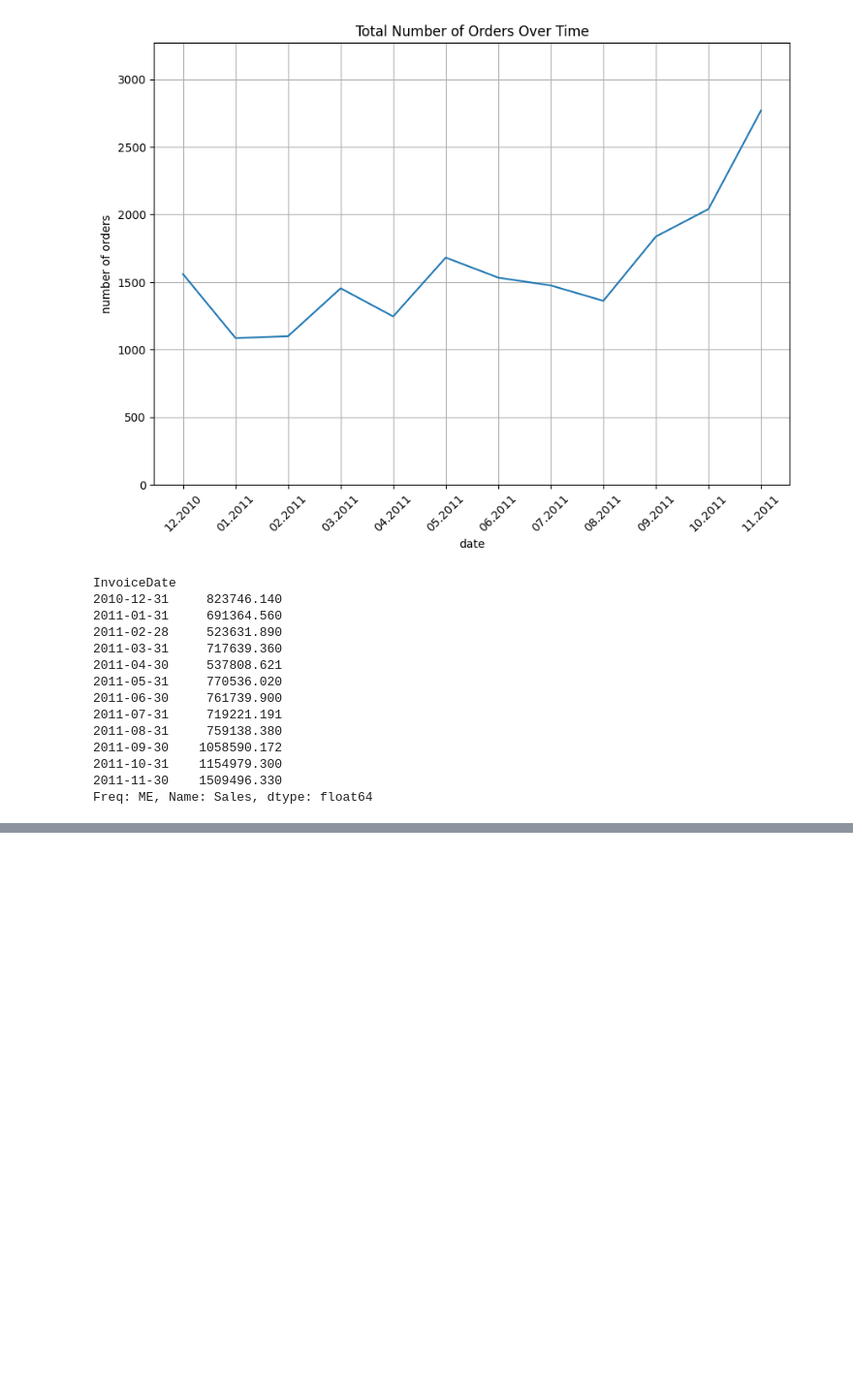
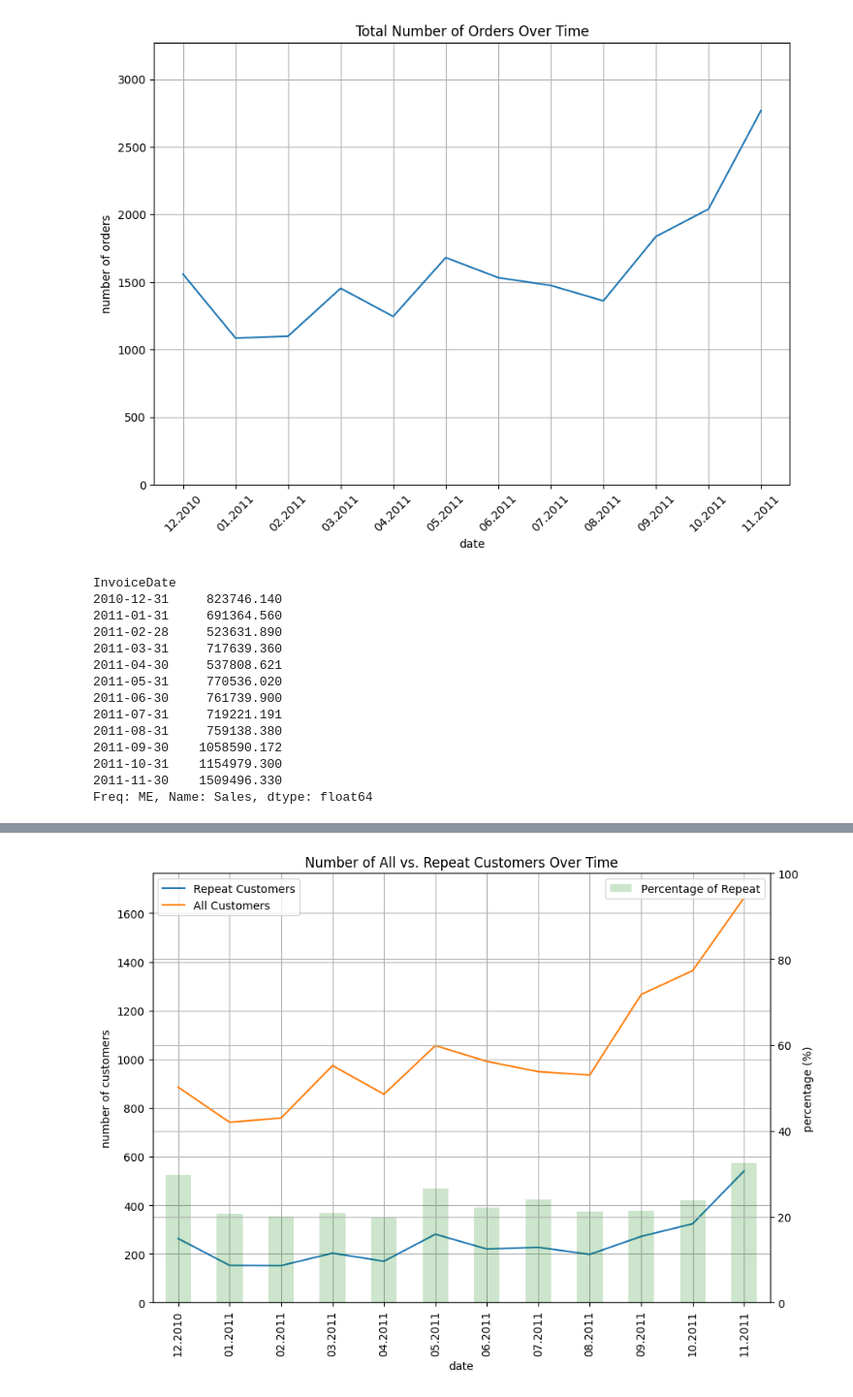
Before and after one commit to abdulsamad3414/Data-Visualization-Ned, a Jupyter notebook: Ned Data Visulization/25/1/25.ipynb, the cells around one changed output, grey strips where cells are left out. Shown at 97% size. Cells and saved outputs as stored; diff of their text form; code cells hidden in the pictures; blank space fills up the shorter version.

```diff
--- a/Ned Data Visulization/25/1/25.ipynb
+++ b/Ned Data Visulization/25/1/25.ipynb
@@ -191,3 +191,11 @@ InvoiceDate
 2011-10-31    1154979.300
 2011-11-30    1509496.330
 Freq: ME, Name: Sales, dtype: float64
+# %%
+invoice_customer_df = df.groupby(
+    by=['InvoiceNo', 'InvoiceDate']
+).agg({
+    'Sales': sum,
+    'CustomerID': max,
+    'Country': max,
+}).reset_index()
@@ -193,0 +211,4 @@ Freq: ME, Name: Sales, dtype: float64
+# %%
+monthly_repeat_customers_df = invoice_customer_df.set_index('InvoiceDate').groupby([
+    pd.Grouper(freq='M'), 'CustomerID'
+]).filter(lambda x: len(x) > 1).resample('M').nunique()['CustomerID']
@@ -193,0 +232,2 @@ Freq: ME, Name: Sales, dtype: float64
+# %%
+monthly_unique_customers_df = df.set_index('InvoiceDate')['CustomerID'].resample('M').nunique()
@@ -193,0 +251,3 @@ Freq: ME, Name: Sales, dtype: float64
+# %%
+monthly_repeat_percentage = monthly_repeat_customers_df/monthly_unique_customers_df*100.0
+monthly_repeat_percentage
@@ -193,0 +269,40 @@ Freq: ME, Name: Sales, dtype: float64
+# %%
+ax = pd.DataFrame(monthly_repeat_customers_df.values).plot(
+    figsize=(10,7)
+)
+
+pd.DataFrame(monthly_unique_customers_df.values).plot(
+    ax=ax,
+    grid=True
+)
+
+
+ax2 = pd.DataFrame(monthly_repeat_percentage.values).plot.bar(
+    ax=ax,
+    grid=True,
+    secondary_y=True,
+    color='green',
+    alpha=0.2
+)
+
+ax.set_xlabel('date')
+ax.set_ylabel('number of customers')
+ax.set_title('Number of All vs. Repeat Customers Over Time')
+
+ax2.set_ylabel('percentage (%)')
+
+ax.legend(['Repeat Customers', 'All Customers'])
+ax2.legend(['Percentage of Repeat'], loc='upper right')
+
+ax.set_ylim([0, monthly_unique_customers_df.values.max()+100])
+ax2.set_ylim([0, 100])
+
+plt.xticks(
+    range(len(monthly_repeat_customers_df.index)),
+    [x.strftime('%m.%Y') for x in monthly_repeat_customers_df.index],
+    rotation=45
+)
+
+plt.show()
+# %% [output]
+[figure, added]
```
Also changed, not shown: parts of 8 cells of this notebook, 3 other files.
